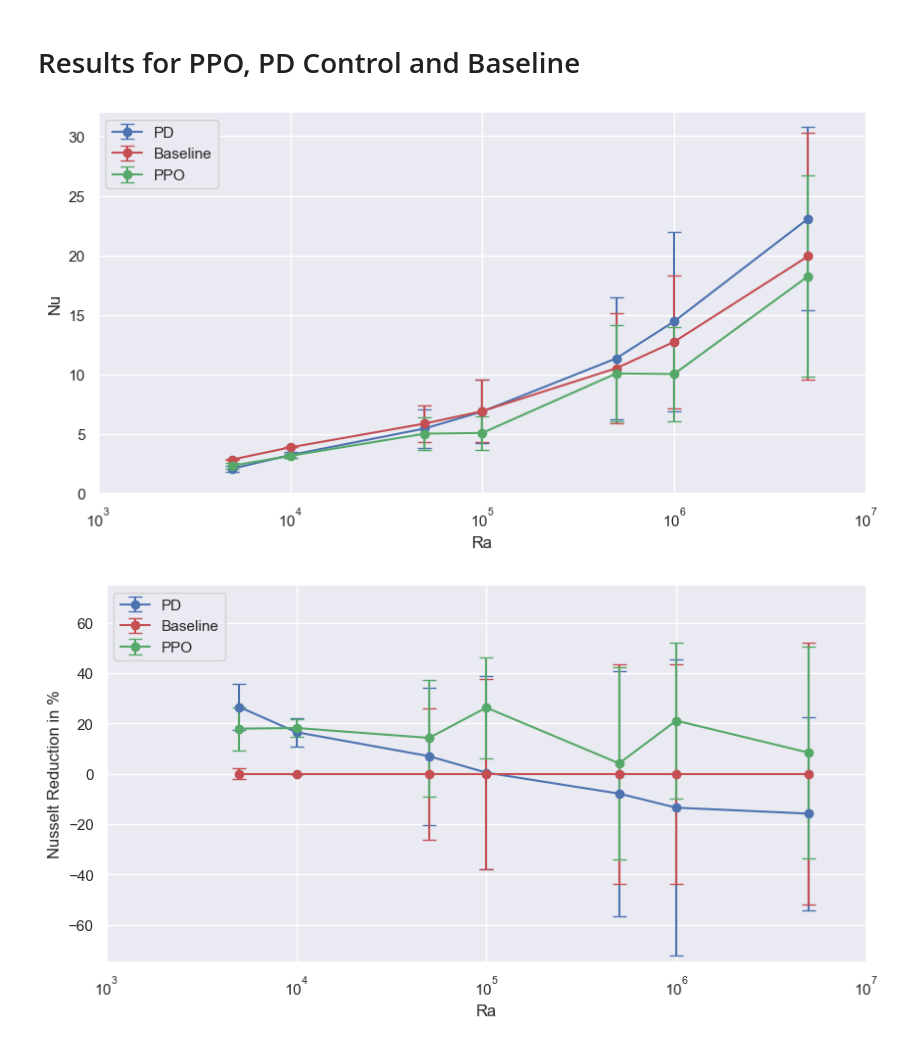
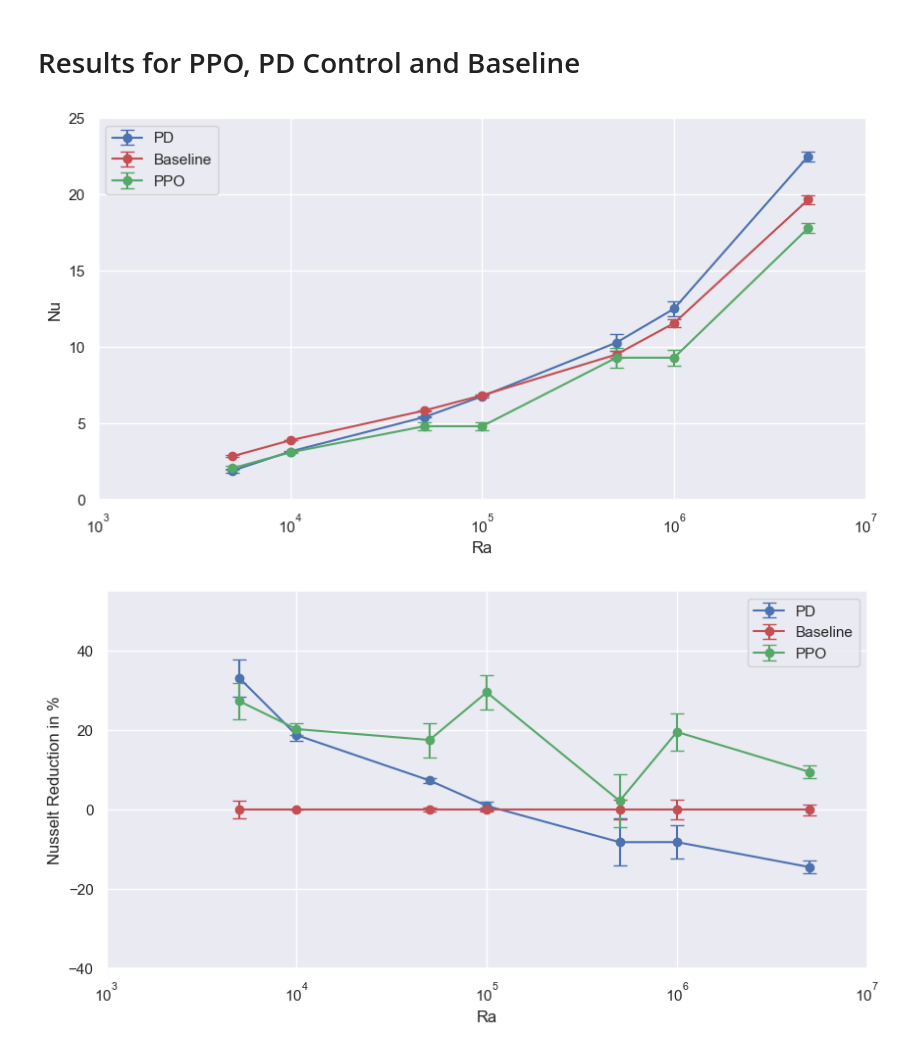
Before and after one commit to SAIL-project/RayleighBenard-Dataset, a Jupyter notebook: notebooks/results.ipynb, the cells around one changed output. Saved outputs shown, nothing was run; the diff lists cells and outputs as text; code cells hidden in the pictures.

```diff
--- a/notebooks/results.ipynb
+++ b/notebooks/results.ipynb
@@ -19,7 +19,15 @@ for method in ["baseline", "pd", "ppo"]:
         path = f"res/{method}_ra{r}.csv"
         try:
             df = pandas.read_csv(path)
-            mean[method].append(df["nusselt"].mean())
+
+            # Only look at last x values
+            #cutoff = df["time"].max() - 5
+            #df = df[df["time"] > cutoff]
+
+            # mean per episode
+            df = df.groupby('episode').mean()
+
+            mean[method].append(df["nusselt"].min())
             std[method].append(df["nusselt"].std())
         except:
             mean[method].append(0)
@@ -33,8 +41,6 @@ for idx in range(len(mean["baseline"])):
         b = mean["baseline"][idx]
         mean_percent[method].append(100 - (100 * mean[method][idx] / b))
         std_percent[method].append(100 * std[method][idx] / b)
-
-pass
 # %%
 
 # plot
@@ -48,7 +54,8 @@ plt.xlabel("Ra")
 plt.xscale("log")
 
 # y axis
-plt.ylim(0, 32)
+plt.ylim(0, 25)
+#plt.yscale("log")
 plt.ylabel("Nu")
 
 # plot data
@@ -60,29 +67,29 @@ plt.errorbar(ra, mean["ppo"], std["ppo"], linestyle="-", marker='o', color='g',
 plt.legend()
 plt.show()
 # %% [output]
-[figure, old version]
+[figure, new version]
 # %%
 # plot
 plt.figure(figsize=(10, 5))
 sns.set_theme()
 
 # x axis
 plt.xlim(1000, 10000000)
 plt.xticks(ticks=[1000, 10000, 100000, 1000000, 10000000], labels=["$10^3$", "$10^4$","$10^5$","$10^6$", "$10^7$"])
 plt.xlabel("Ra")
 plt.xscale("log")
 
 # y axis
-plt.ylim(-75, 75)
+plt.ylim(-40, 55)
 plt.ylabel("Nusselt Reduction in %")
 
 # plot data
 plt.errorbar(ra, mean_percent["pd"], std_percent["pd"], linestyle="-", marker='o', color='b', capsize=5, label="PD")
 plt.errorbar(ra, mean_percent["baseline"], std_percent["baseline"], linestyle="-", marker='o', color='r', capsize=5, label="Baseline")
 plt.errorbar(ra, mean_percent["ppo"], std_percent["ppo"], linestyle="-", marker='o', color='g', capsize=5, label="PPO")
 
 
 plt.legend()
 plt.show()
 # %% [output]
-[figure, old version]
+[figure, new version]
```
Also changed, not shown: 3 other files.
